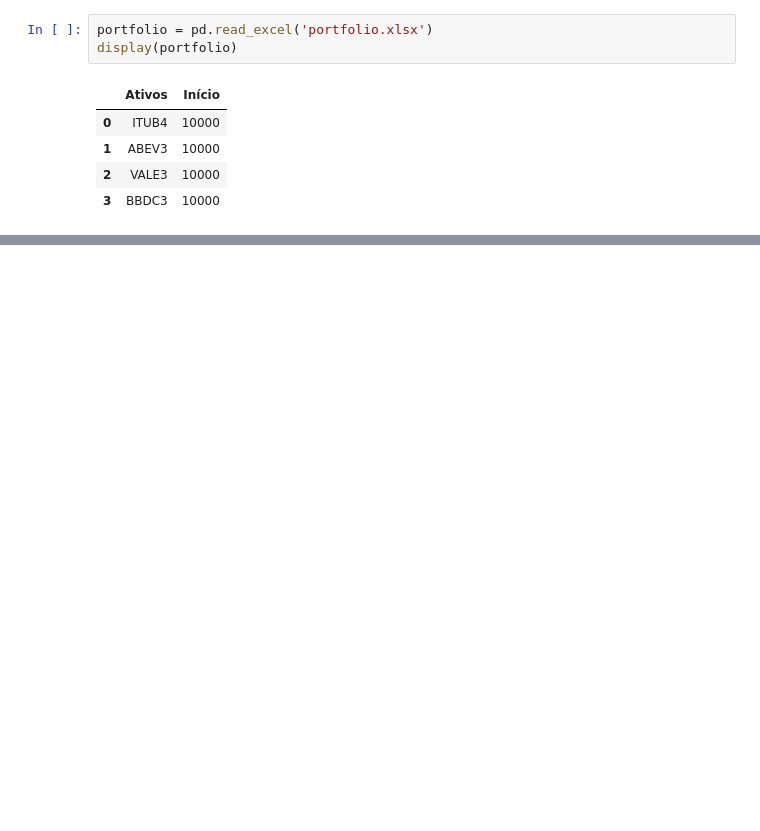
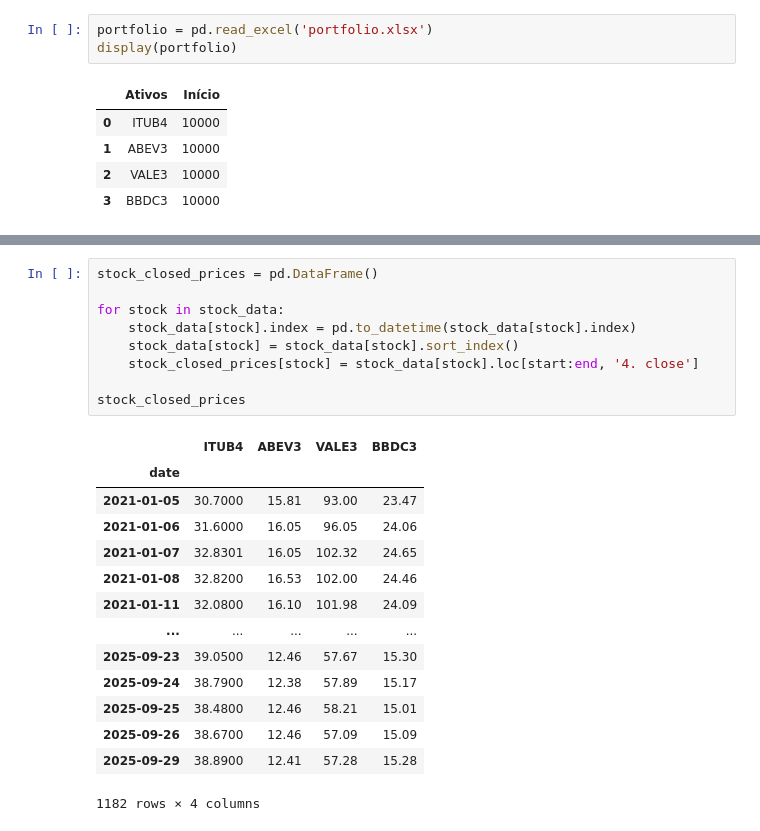
Before and after one commit to FerFilho23/Machine-Learning, a Jupyter notebook: datatalks/module-1/projects/investments-portfolio.ipynb, the cells around one changed output, grey strips where cells are left out. Cells and saved outputs as stored; diff of their text form; blank space fills up the shorter version.

```diff
--- a/datatalks/module-1/projects/investments-portfolio.ipynb
+++ b/datatalks/module-1/projects/investments-portfolio.ipynb
@@ -102,0 +129,24 @@ ValueError: We have detected your API key as JKQDVFAKFH4GVB77 and our standard A
+# %%
+stock_closed_prices = pd.DataFrame()
+
+for stock in stock_data:
+    stock_data[stock].index = pd.to_datetime(stock_data[stock].index)
+    stock_data[stock] = stock_data[stock].sort_index()
+    stock_closed_prices[stock] = stock_data[stock].loc[start:end, '4. close']
+
+stock_closed_prices
+# %% [output]
+|  | ITUB4 | ABEV3 | VALE3 | BBDC3 |
+| date |  |  |  |  |
+| 2021-01-05 | 30.7000 | 15.81 | 93.00 | 23.47 |
+| 2021-01-06 | 31.6000 | 16.05 | 96.05 | 24.06 |
+| 2021-01-07 | 32.8301 | 16.05 | 102.32 | 24.65 |
+| 2021-01-08 | 32.8200 | 16.53 | 102.00 | 24.46 |
+| 2021-01-11 | 32.0800 | 16.10 | 101.98 | 24.09 |
+| ... | ... | ... | ... | ... |
+| 2025-09-23 | 39.0500 | 12.46 | 57.67 | 15.30 |
+| 2025-09-24 | 38.7900 | 12.38 | 57.89 | 15.17 |
+| 2025-09-25 | 38.4800 | 12.46 | 58.21 | 15.01 |
+| 2025-09-26 | 38.6700 | 12.46 | 57.09 | 15.09 |
+| 2025-09-29 | 38.8900 | 12.41 | 57.28 | 15.28 |
+1182 rows × 4 columns
```
Also changed, not shown: parts of 10 cells of this notebook.
